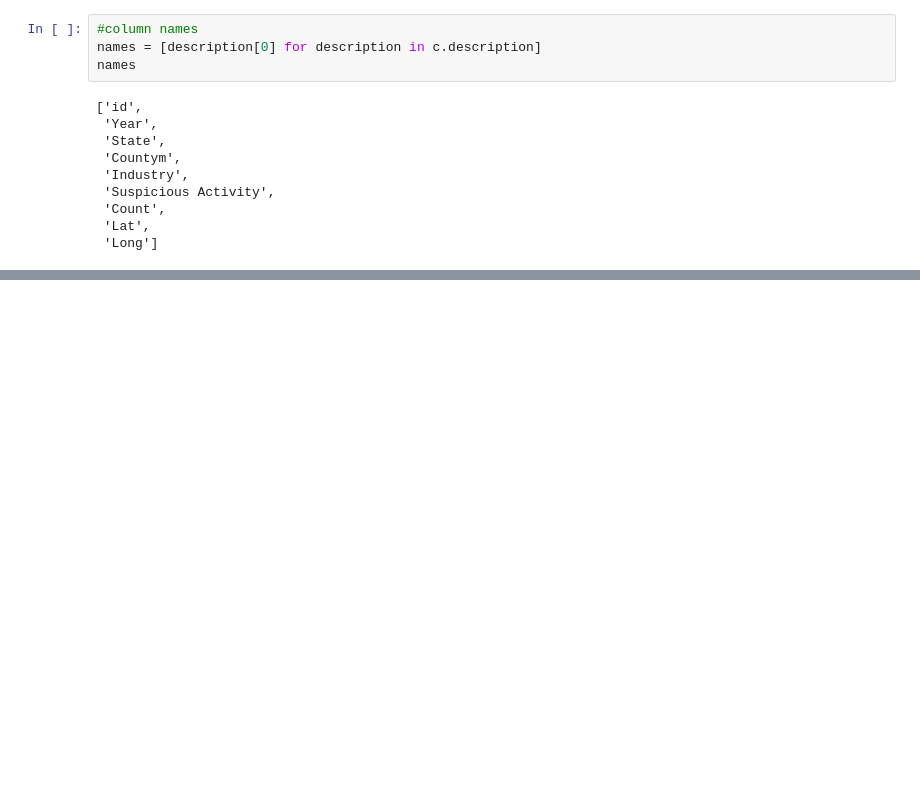
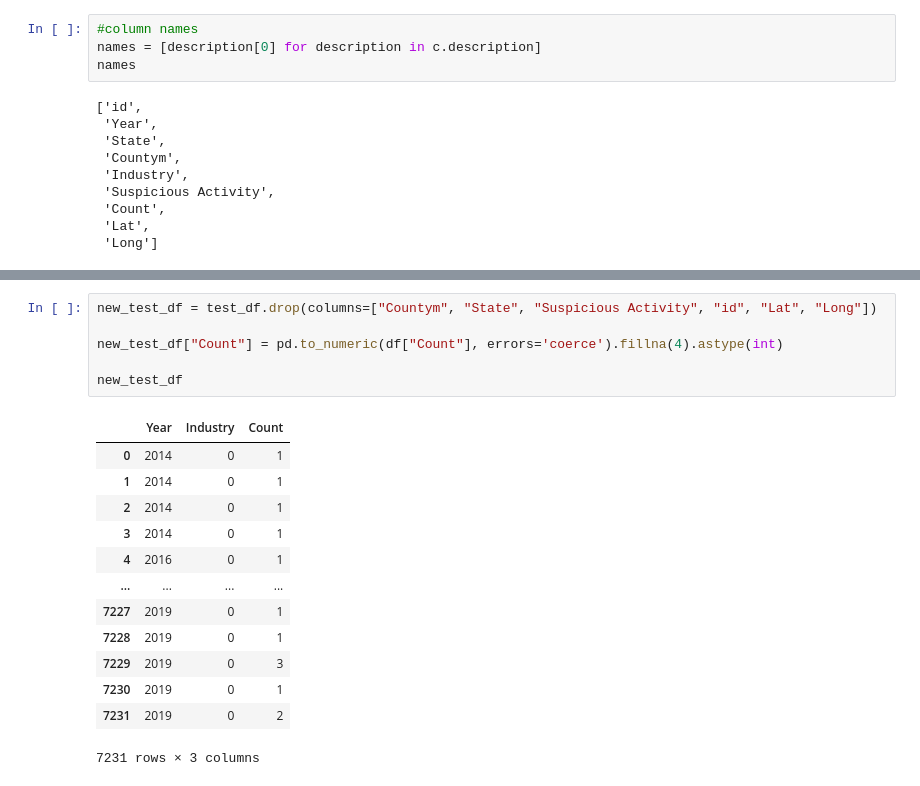
Before and after one commit to kellertw/project_II, a Jupyter notebook: Ben_model.ipynb, the cells around one changed output, grey strips where cells are left out. Saved outputs shown, nothing was run; the diff lists cells and outputs as text; blank space fills up the shorter version.

```diff
--- a/Ben_model.ipynb
+++ b/Ben_model.ipynb
@@ -56,0 +121,20 @@ df
+# %%
+new_test_df = test_df.drop(columns=["Countym", "State", "Suspicious Activity", "id", "Lat", "Long"])
+
+new_test_df["Count"] = pd.to_numeric(df["Count"], errors='coerce').fillna(4).astype(int)
+
+new_test_df
+# %% [output]
+|  | Year | Industry | Count |
+| 0 | 2014 | 0 | 1 |
+| 1 | 2014 | 0 | 1 |
+| 2 | 2014 | 0 | 1 |
+| 3 | 2014 | 0 | 1 |
+| 4 | 2016 | 0 | 1 |
+| ... | ... | ... | ... |
+| 7227 | 2019 | 0 | 1 |
+| 7228 | 2019 | 0 | 1 |
+| 7229 | 2019 | 0 | 3 |
+| 7230 | 2019 | 0 | 1 |
+| 7231 | 2019 | 0 | 2 |
+7231 rows × 3 columns
```
Also changed, not shown: parts of 22 cells of this notebook.
